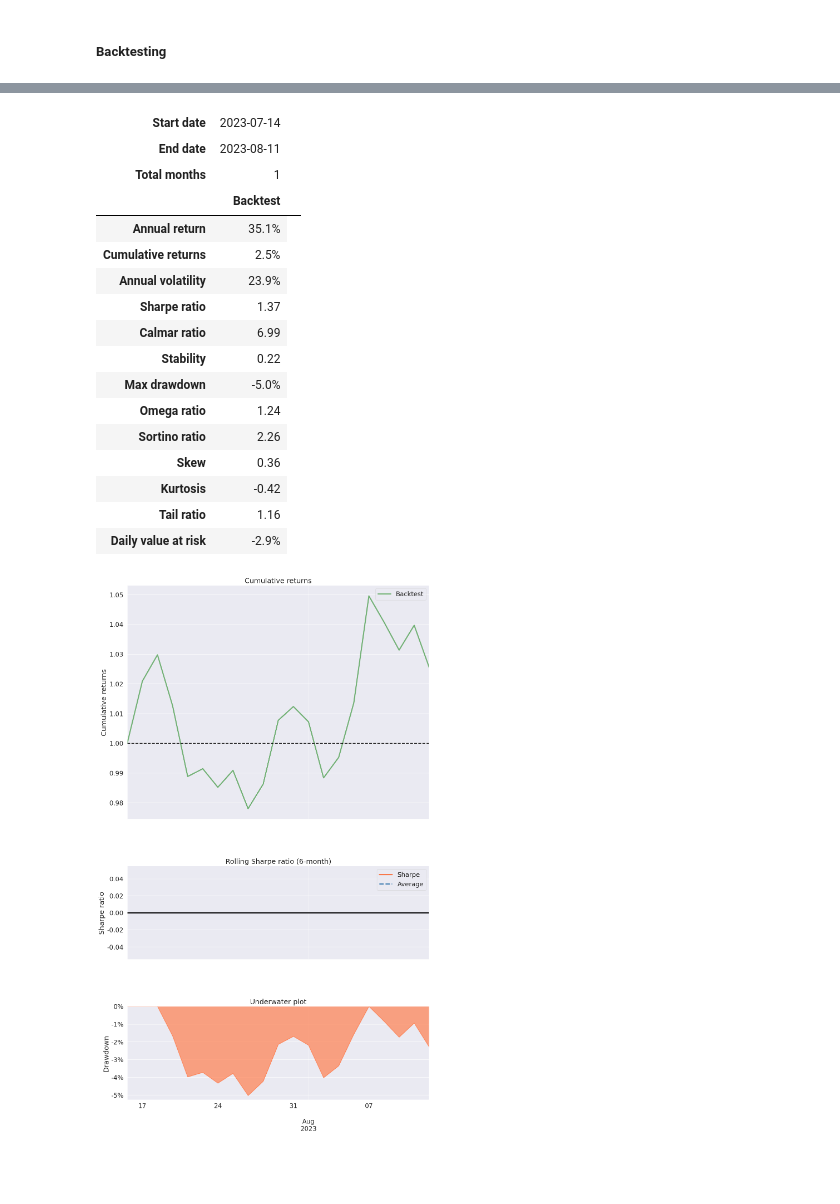
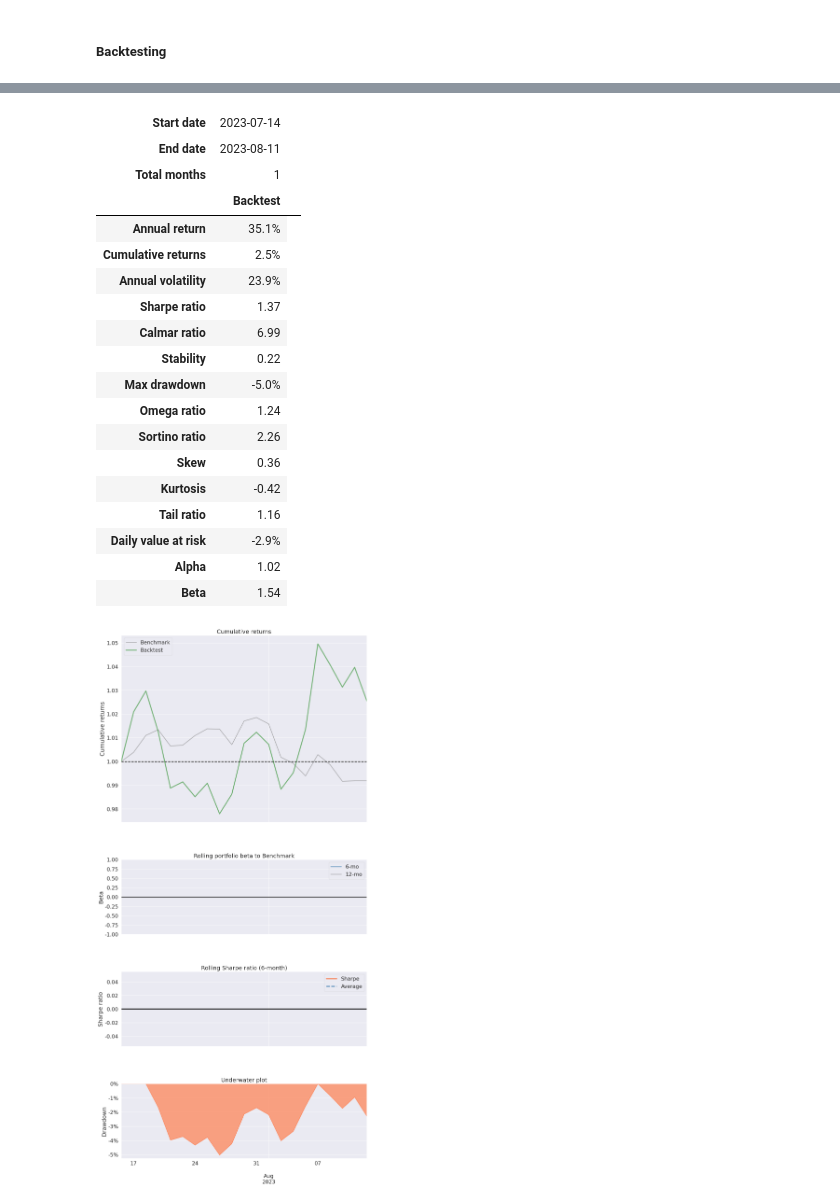
Before and after one commit to skhan61/QuantProject, a Jupyter notebook: 08_strategy_building_and_backtesting.ipynb, the cells around one changed output, grey strips where cells are left out. Drawn from its saved outputs; the diff is of its cells as text; code cells hidden in the pictures; blank space fills up the shorter version.

```diff
--- a/08_strategy_building_and_backtesting.ipynb
+++ b/08_strategy_building_and_backtesting.ipynb
@@ -416,11 +416,13 @@ def optimize_weights(datas):
 
 # Strategy Class
 class TradeAndRebalanceStrategy(bt.Strategy):
+    lines = ('benchmark',)  # Added benchmark line here
+
     def __init__(self):
         self.rebalance_days = 0
         self.max_loss = -0.15
         self.start_cash = self.broker.get_cash()
-        self.benchmark = self.getdatabyname("S&P 500")
+        self.benchmark_data = self.getdatabyname("S&P 500")
 
     def log(self, txt, dt=None):
         ''' Logging function for the strategy. It logs the date and the message provided. '''
@@ -428,6 +430,9 @@ class TradeAndRebalanceStrategy(bt.Strategy):
         print(f"{dt.isoformat()}, {txt}")
 
     def next(self):
+        # Update benchmark line at each step
+        self.lines.benchmark[0] = self.benchmark_data.close[0]
+
         if (self.broker.get_cash() - self.start_cash) / self.start_cash <= self.max_loss:
             return
 
@@ -456,28 +461,26 @@ class TradeAndRebalanceStrategy(bt.Strategy):
         else:
             self.rebalance_days -= 1
 
-        benchmark_return = (self.benchmark.close[0] - self.benchmark.close[-1]) / self.benchmark.close[-1]
+        benchmark_return = (self.benchmark_data.close[0] - self.benchmark_data.close[-1]) / self.benchmark_data.close[-1]
         self.log(f"Benchmark Return: {benchmark_return * 100:.2f}%")
-
 
 # Fetch S&P 500 data using yfinance
 def fetch_data(ticker, start_date, end_date):
     df = yf.download(ticker, start=start_date, end=end_date)
     return df
 
+# Assume preds is defined somewhere earlier in your code
 start_date = preds.index.get_level_values(1).min()
 end_date = preds.index.get_level_values(1).max()
 sp500_data = fetch_data('^GSPC', start_date, end_date)
+
 # Convert it into Backtrader format
 benchmark = bt.feeds.PandasData(dataname=sp500_data, name="S&P 500")
 
 cerebro = bt.Cerebro()
 cerebro.broker.setcommission(commission=0.001)
 cerebro.addanalyzer(btanalyzers.PyFolio, _name='pyfolio')
-cerebro.adddata(benchmark)  # Add the benchmark data first
-
-# Set plotmaster here
-benchmark.plotinfo.plotmaster = cerebro.datas[0]
+cerebro.adddata(benchmark)
 
 your_data_dict = {ticker: preds.xs(ticker) for ticker in preds.index.get_level_values(0).unique()}
 for ticker, data_df in your_data_dict.items():
@@ -489,7 +492,16 @@ results = cerebro.run()
 
 # Performance Analysis
 returns, positions, transactions, gross_lev = results[0].analyzers.pyfolio.get_pf_items()
-pf.create_simple_tear_sheet(returns)
+
+# Calculate benchmark returns and add to returns DataFrame
+benchmark_rets = sp500_data['Adj Close'].pct_change().dropna()
+benchmark_rets.index = benchmark_rets.index.tz_localize(None)  # Remove timezone info
+returns.index = returns.index.tz_localize(None)  # Ensure the strategy returns index is also tz-naive
+returns = pd.concat([returns, benchmark_rets], axis=1)
+returns.columns = ['Strategy', 'Benchmark']
+
+# Pass benchmark_rets to create_full_tear_sheet
+pf.create_simple_tear_sheet(returns['Strategy'], benchmark_rets=returns['Benchmark'])
 # %% [output]
 [*********************100%***********************]  1 of 1 completed
 ===============================================================================
@@ -503,26 +515,28 @@ pf.create_simple_tear_sheet(returns)
 -------------------------------------------------------------------------------
                                   Compilation
 -------------------------------------------------------------------------------
 ... (77 lines left out)
 2023-07-14, Benchmark Return: 0.82%
 2023-07-14, Benchmark Return: 0.82%
 2023-07-14, Benchmark Return: 0.82%
 2023-07-14, Benchmark Return: 0.82%
 | Start date | 2023-07-14 |  |
 | End date | 2023-08-11 |  |
 | Total months | 1 |  |
 |  | Backtest |
 | Annual return | 35.1% |
 | Cumulative returns | 2.5% |
 | Annual volatility | 23.9% |
 | Sharpe ratio | 1.37 |
 | Calmar ratio | 6.99 |
 | Stability | 0.22 |
 | Max drawdown | -5.0% |
 | Omega ratio | 1.24 |
 | Sortino ratio | 2.26 |
 | Skew | 0.36 |
 | Kurtosis | -0.42 |
 | Tail ratio | 1.16 |
 | Daily value at risk | -2.9% |
+| Alpha | 1.02 |
+| Beta | 1.54 |
-[figure, old version]
+[figure, new version]
```
Also changed, not shown: parts of 1 cell of this notebook, 1 other file.
